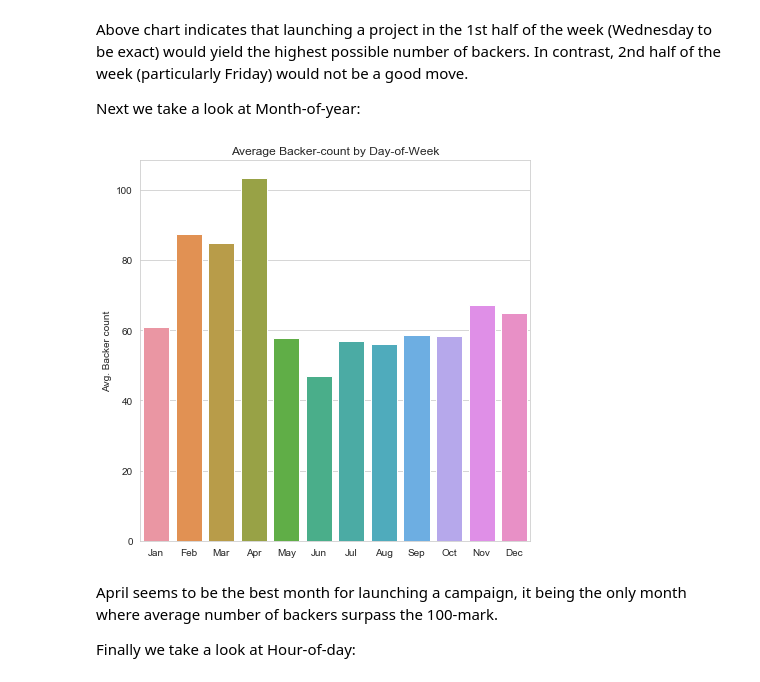
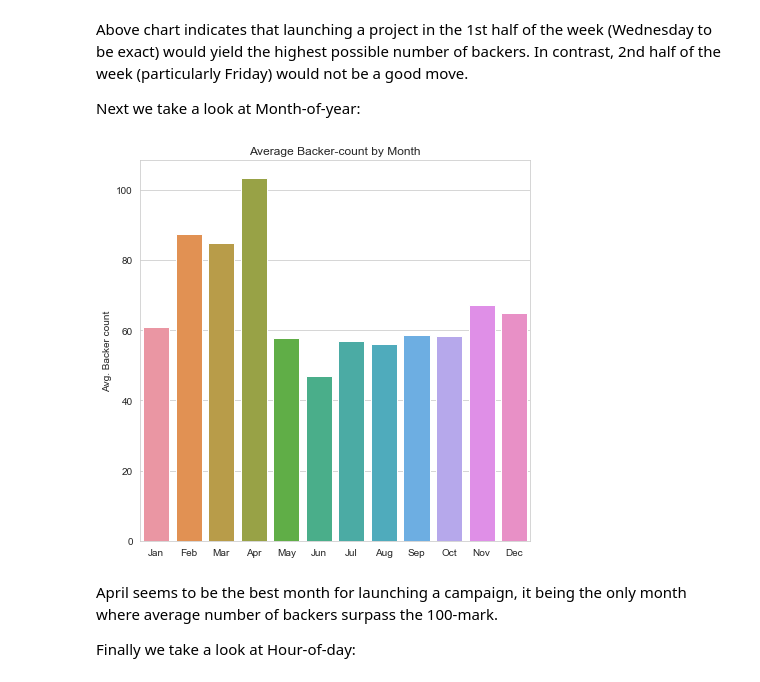
Before and after one commit to eugeneyan84/Exploratory-Analysis-of-Kickstarter-Projects, a Jupyter notebook: Exploratory Analysis of Kickstarter Projects.ipynb, the cells around one changed output. Drawn from its saved outputs; the diff is of its cells as text; code cells hidden in the pictures.

Commit message:
Minor correction to chart title in avg-back-count-by-month analysis.

```diff
--- a/Exploratory Analysis of Kickstarter Projects.ipynb
+++ b/Exploratory Analysis of Kickstarter Projects.ipynb
@@ -500,25 +500,25 @@ Next we take a look at Month-of-year:
 # %%
 fig, ax = plt.subplots(figsize = (7, 7))
 
 months_of_year = ['Jan','Feb','Mar','Apr','May','Jun','Jul','Aug','Sep','Oct','Nov','Dec']
 sns_plot = sns.barplot(x = 'month', y = 'backers', order = months_of_year, data=kickstarter_raw.loc[:,:], estimator = np.mean, ci=None)
 
 # x-axis config
 plt.xlabel('')
 
 # y-axis config
 plt.ylabel('Avg. Backer count')
 #plt.yticks(np.arange(0, 130))
 
 # general config
-plt.title('Average Backer-count by Day-of-Week')
+plt.title('Average Backer-count by Month')
 
 plt.show()
 
 fig = sns_plot.get_figure()
 fig.savefig("images/avg_backer_count_by_month_of_year.png")
 # %% [output]
-[figure, old version]
+[figure, new version]
 # %% [markdown]
 April seems to be the best month for launching a campaign, it being the only month where average number of backers surpass the 100-mark.
 
```
Also changed, not shown: 1 other file.
